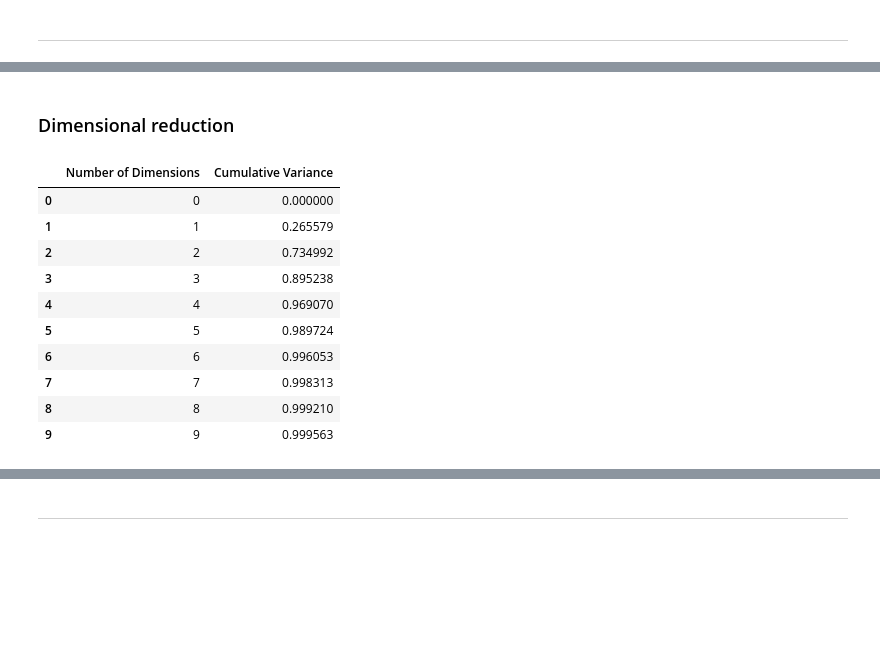
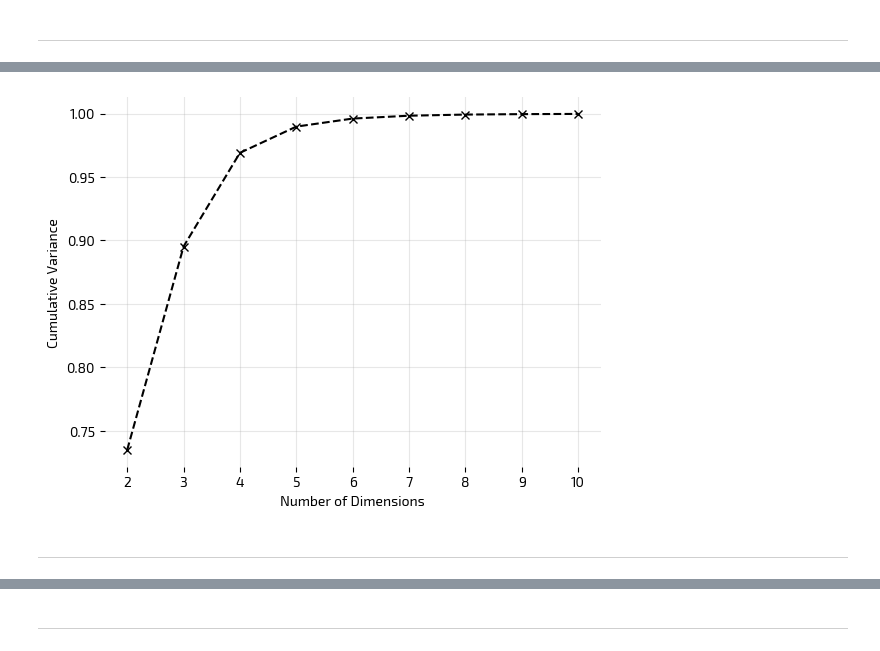
Before and after one commit to digiLab-ai/TritiumDesorption, a Jupyter notebook: demo.ipynb, the cells around one changed output, grey strips where cells are left out. Drawn from its saved outputs; the diff is of its cells as text; code cells hidden in the pictures; blank space fills up the shorter version.

```diff
--- a/demo.ipynb
+++ b/demo.ipynb
@@ -65,0 +72,2 @@ df_train.head()
+# %%
+outputs = [f"D{n}" for n in range(624)]
@@ -139,3 +111,0 @@ Dataset tritium_desorption was processed.
-# %%
-inputs = ["E1", "E2", "E3", "n1", "n2"]
-outputs = [f"y{i}" for i in range(len(df_grid))]
@@ -157,0 +127,3 @@ dataset_summary
+# %%
+variance = dataset.analyse_variance(outputs)[1:11]
+variance
@@ -158,2 +142,14 @@ dataset_summary
+# %%
+number_dimensions = variance['Number of Dimensions'][1:11]
+cumulative_variance = variance['Cumulative Variance'][1:10]
+# %%
+plt.plot(number_dimensions, cumulative_variance, 'kx--')
+plt.ylabel("Cumulative Variance")
+plt.xlabel("Number of Dimensions")
+style_axes(plt.gca())
+plt.show()
+# %% [output]
+[figure, added]
 # %% [markdown]
-### Dimensional reduction
+
+***
@@ -162,14 +155,0 @@ variance = dataset.analyse_variance(outputs)
-# %%
-variance.iloc[:10]
-# %% [output]
-|  | Number of Dimensions | Cumulative Variance |
-| 0 | 0 | 0.000000 |
-| 1 | 1 | 0.265579 |
-| 2 | 2 | 0.734992 |
-| 3 | 3 | 0.895238 |
-| 4 | 4 | 0.969070 |
-| 5 | 5 | 0.989724 |
-| 6 | 6 | 0.996053 |
-| 7 | 7 | 0.998313 |
-| 8 | 8 | 0.999210 |
-| 9 | 9 | 0.999563 |
```
Also changed, not shown: parts of 75 cells of this notebook, 3 other files.
